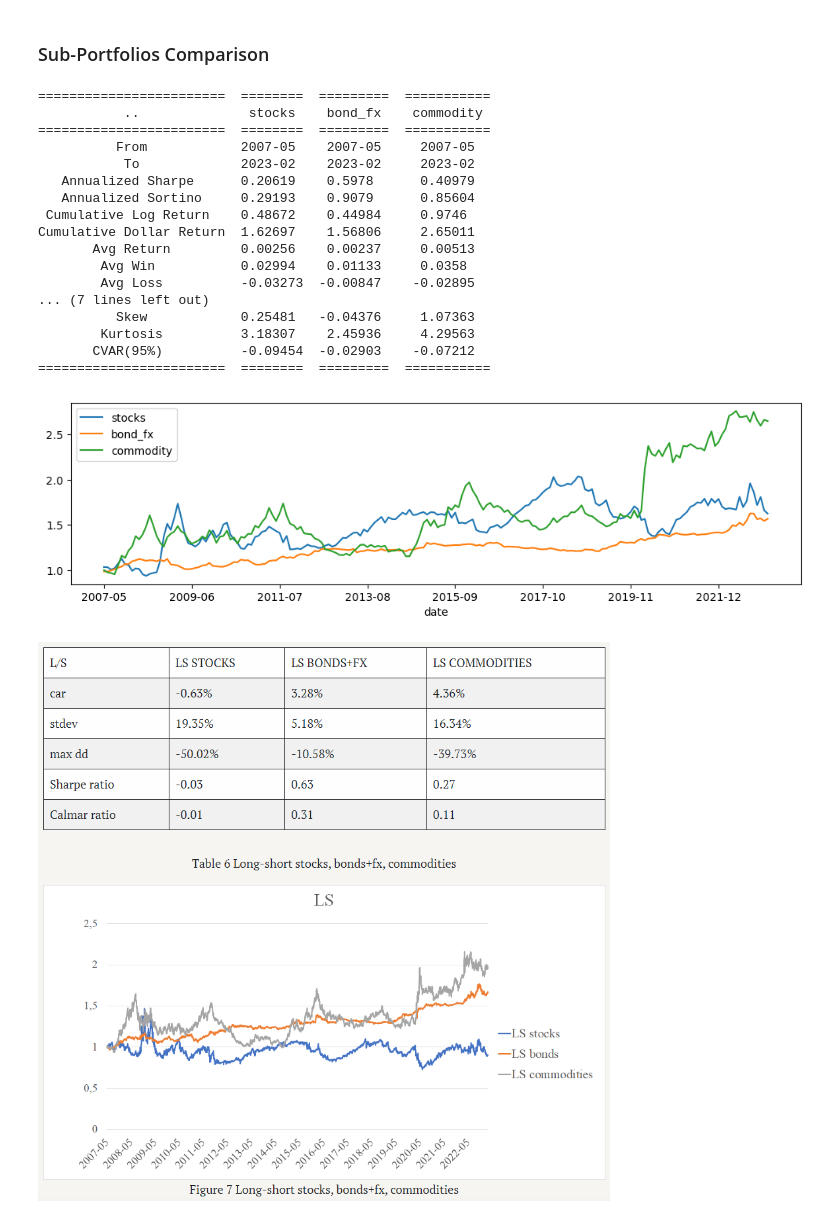
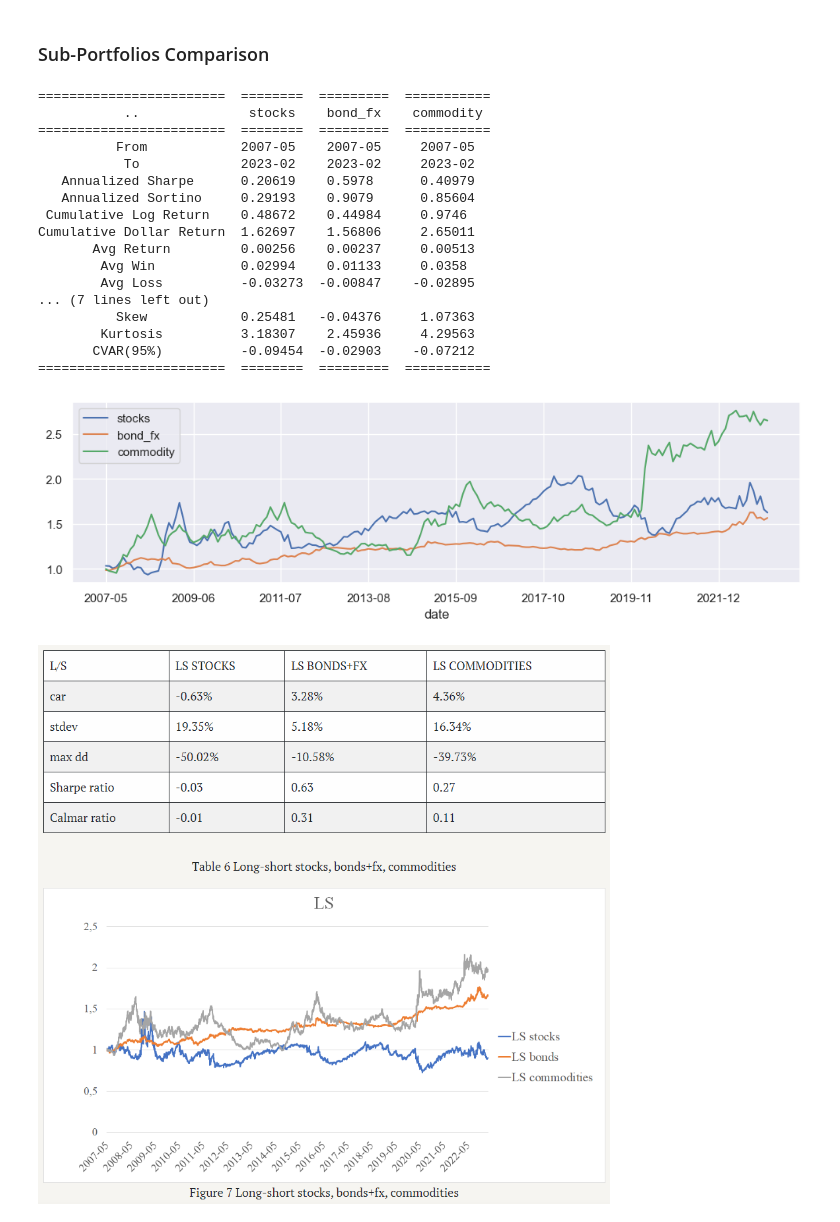
Before and after one commit to shaoyuliu98/Quantitative-Research, a Jupyter notebook: strategy_replication/CTA Momentum using ETF.ipynb, the cells around one changed output. Saved outputs shown, nothing was run; the diff lists cells and outputs as text; code cells hidden in the pictures.

```diff
--- a/strategy_replication/CTA Momentum using ETF.ipynb
+++ b/strategy_replication/CTA Momentum using ETF.ipynb
@@ -89,6 +89,7 @@ all_return_perf.columns = ['overall', 'stocks', 'bond_fx', 'commodity']
 # %%
 print(tabulate(all_return_perf[['overall']],headers='keys', tablefmt='rst',stralign='center'))
 
+sns.set(font_scale=1)
 %matplotlib inline
 np.exp(all_return['overall'].cumsum().loc[:cut_off]).plot(figsize = (12,3))
 plt.show()
@@ -121,28 +122,29 @@ display.Image('./miscellaneous/cta_long_short_portfolio_quantpedia.png',width=60
 # %%
 print(tabulate(all_return_perf[[ 'stocks', 'bond_fx', 'commodity']],headers='keys', tablefmt='rst',stralign='center'))
 
 %matplotlib inline
+sns.set(font_scale=1)
 np.exp(all_return[[ 'stocks', 'bond_fx', 'commodity']].cumsum().loc[:cut_off]).plot(figsize = (12,3))
 plt.show()
 # %% [output]
 ========================  ========  =========  ===========
            ..              stocks    bond_fx    commodity
 ========================  ========  =========  ===========
           From            2007-05    2007-05     2007-05
            To             2023-02    2023-02     2023-02
    Annualized Sharpe      0.20619    0.5978      0.40979
    Annualized Sortino     0.29193    0.9079      0.85604
  Cumulative Log Return    0.48672    0.44984     0.9746
 Cumulative Dollar Return  1.62697    1.56806     2.65011
        Avg Return         0.00256    0.00237     0.00513
         Avg Win           0.02994    0.01133     0.0358
         Avg Loss          -0.03273  -0.00847    -0.02895
 ... (7 lines left out)
           Skew            0.25481   -0.04376     1.07363
         Kurtosis          3.18307    2.45936     4.29563
        CVAR(95%)          -0.09454  -0.02903    -0.07212
 ========================  ========  =========  ===========
-[figure, old version]
+[figure, new version]
 # %%
 display.Image('./miscellaneous/cta_long_short_sub_quantpedia.png',width=600,height=100)
 # %% [output]
```
Also changed, not shown: parts of 7 cells of this notebook.
